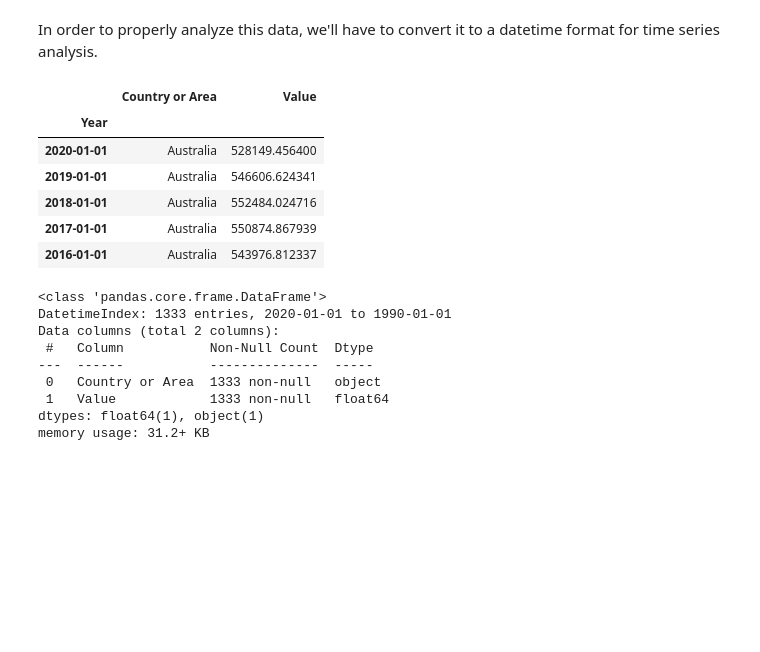
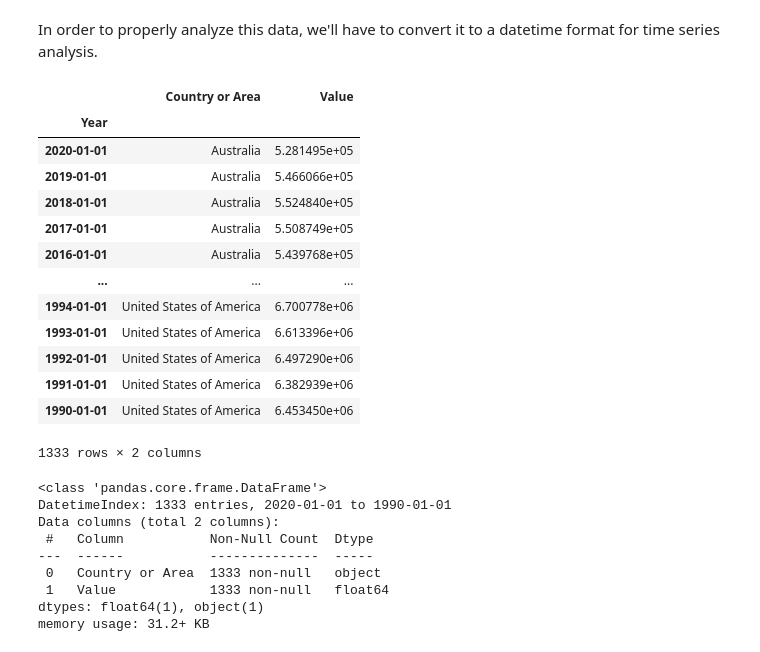
Before and after one commit to aokdata/International_GHG_Data_Analysis, a Jupyter notebook: UN_GHG_EDA_Notebook.ipynb, the cells around one changed output. Drawn from its saved outputs; the diff is of its cells as text; code cells hidden in the pictures; blank space fills up the shorter version.

Commit message:
Fixed datetime index and explored data

```diff
--- a/UN_GHG_EDA_Notebook.ipynb
+++ b/UN_GHG_EDA_Notebook.ipynb
@@ -56,3 +56,7 @@ dtypes: float64(1), int64(1), object(1)
 memory usage: 31.4+ KB
 # %% [markdown]
 ### Data Preparation
+# %%
+#Let's set the Year Column to be our index
+ghg_df.set_index('Year', inplace=True)
+ghg_df.head()
@@ -59,18 +71,22 @@ memory usage: 31.4+ KB
 # %% [markdown]
 In order to properly analyze this data, we'll have to convert it to a datetime format for time series analysis.
 # %%
-#Convert Year column to datetime and set as index
-ghg_df.set_index(pd.to_datetime(ghg_df['Year'], format="%Y"), inplace=True)
+#Convert Year Index to Datetime
+dt_ghg_df = ghg_df.set_index(pd.to_datetime(ghg_df.index, format="%Y"))
+dt_ghg_df
+# %% [output]
+|  | Country or Area | Value |
+| Year |  |  |
+| 2020-01-01 | Australia | 5.281495e+05 |
+| 2019-01-01 | Australia | 5.466066e+05 |
+| 2018-01-01 | Australia | 5.524840e+05 |
+| 2017-01-01 | Australia | 5.508749e+05 |
+| 2016-01-01 | Australia | 5.439768e+05 |
+| ... | ... | ... |
+| 1994-01-01 | United States of America | 6.700778e+06 |
+| 1993-01-01 | United States of America | 6.613396e+06 |
+| 1992-01-01 | United States of America | 6.497290e+06 |
+| 1991-01-01 | United States of America | 6.382939e+06 |
+| 1990-01-01 | United States of America | 6.453450e+06 |
+1333 rows × 2 columns
-# %%
-#Drop old Year column
-ghg_df.drop('Year', axis= 1, inplace=True)
-ghg_df.head()
-# %% [output]
-|  | Country or Area | Value |
-| Year |  |  |
-| 2020-01-01 | Australia | 528149.456400 |
-| 2019-01-01 | Australia | 546606.624341 |
-| 2018-01-01 | Australia | 552484.024716 |
-| 2017-01-01 | Australia | 550874.867939 |
-| 2016-01-01 | Australia | 543976.812337 |
 # %%
```
Also changed, not shown: parts of 8 cells of this notebook.
